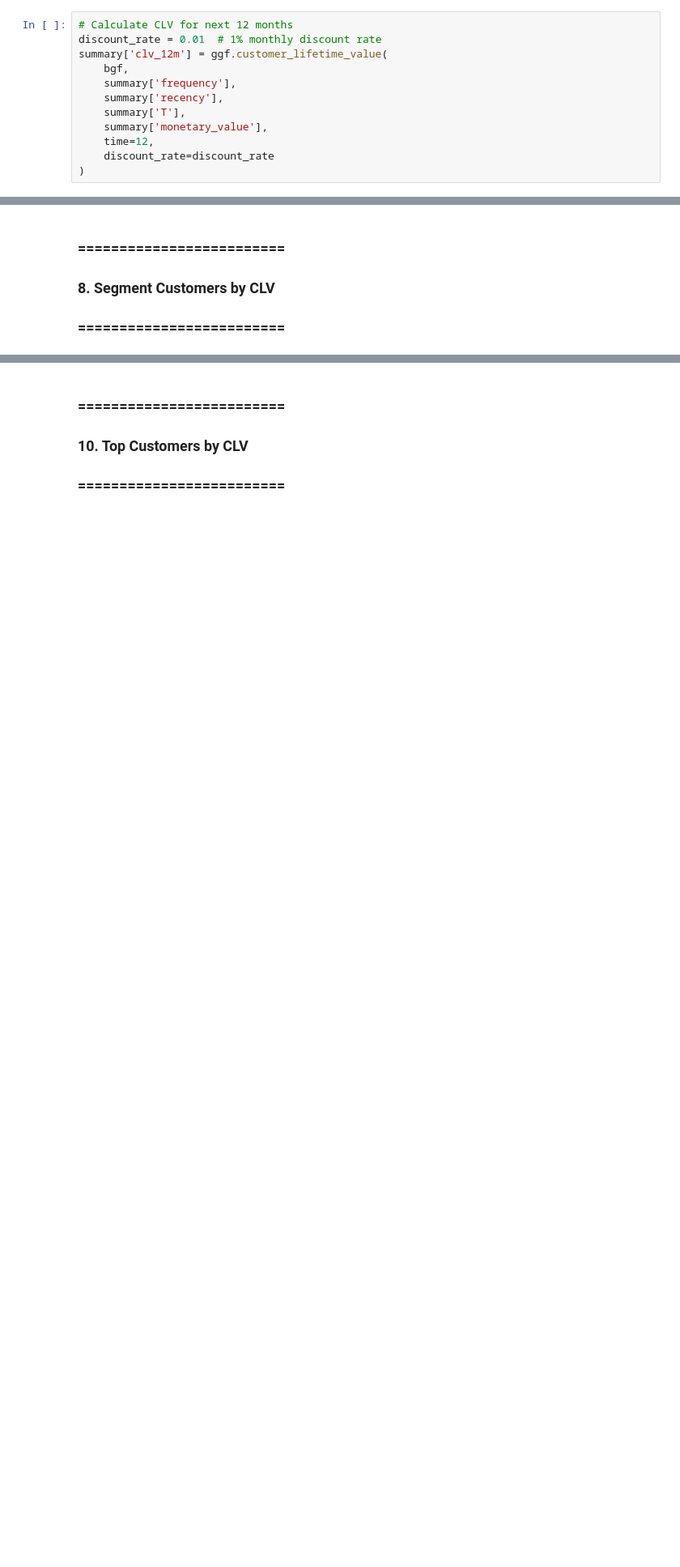
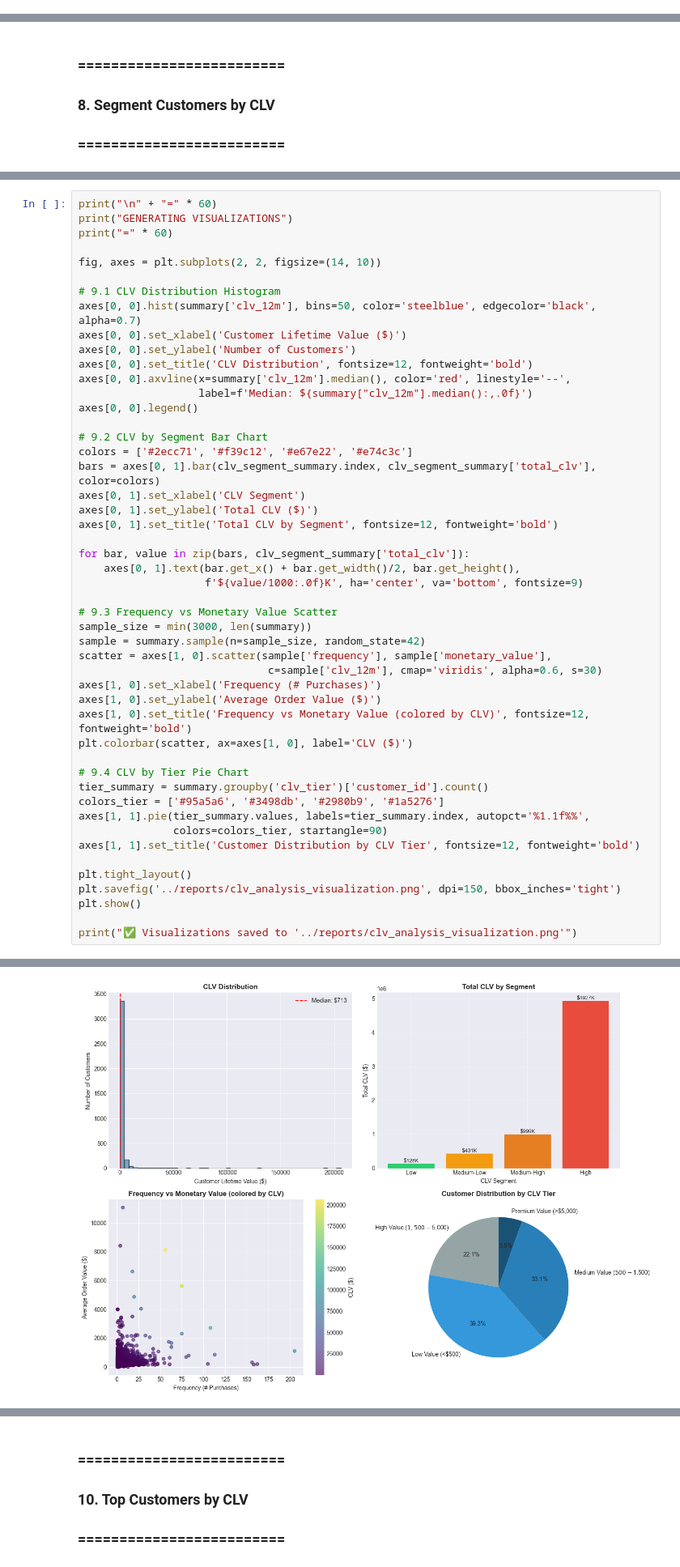
Before and after one commit to BrokerRecord/Customer-Intelligence, a Jupyter notebook: notebooks/04_clv_analysis.ipynb, the cells around one changed output, grey strips where cells are left out. Shown at 81% size. Saved outputs shown, nothing was run; the diff lists cells and outputs as text; blank space fills up the shorter version.

```diff
--- a/notebooks/04_clv_analysis.ipynb
+++ b/notebooks/04_clv_analysis.ipynb
@@ -137,15 +174,3 @@ Model parameters:
 ### =============================
 ### 7. Calculate Customer Lifetime Value
 ### =============================
-# %%
-# Calculate CLV for next 12 months
-discount_rate = 0.01  # 1% monthly discount rate
-summary['clv_12m'] = ggf.customer_lifetime_value(
-    bgf,
-    summary['frequency'],
-    summary['recency'],
-    summary['T'],
-    summary['monetary_value'],
-    time=12,
-    discount_rate=discount_rate
-)
@@ -236,0 +277,50 @@ plt.show()
+# %%
+print("\n" + "=" * 60)
+print("GENERATING VISUALIZATIONS")
+print("=" * 60)
+
+fig, axes = plt.subplots(2, 2, figsize=(14, 10))
+
+# 9.1 CLV Distribution Histogram
+axes[0, 0].hist(summary['clv_12m'], bins=50, color='steelblue', edgecolor='black', alpha=0.7)
+axes[0, 0].set_xlabel('Customer Lifetime Value ($)')
+axes[0, 0].set_ylabel('Number of Customers')
+axes[0, 0].set_title('CLV Distribution', fontsize=12, fontweight='bold')
+axes[0, 0].axvline(x=summary['clv_12m'].median(), color='red', linestyle='--',
+                   label=f'Median: ${summary["clv_12m"].median():,.0f}')
+axes[0, 0].legend()
+
+# 9.2 CLV by Segment Bar Chart
+colors = ['#2ecc71', '#f39c12', '#e67e22', '#e74c3c']
+bars = axes[0, 1].bar(clv_segment_summary.index, clv_segment_summary['total_clv'], color=colors)
+axes[0, 1].set_xlabel('CLV Segment')
+axes[0, 1].set_ylabel('Total CLV ($)')
+axes[0, 1].set_title('Total CLV by Segment', fontsize=12, fontweight='bold')
+
+for bar, value in zip(bars, clv_segment_summary['total_clv']):
+    axes[0, 1].text(bar.get_x() + bar.get_width()/2, bar.get_height(),
+                    f'${value/1000:.0f}K', ha='center', va='bottom', fontsize=9)
+
+# 9.3 Frequency vs Monetary Value Scatter
+sample_size = min(3000, len(summary))
+sample = summary.sample(n=sample_size, random_state=42)
+scatter = axes[1, 0].scatter(sample['frequency'], sample['monetary_value'],
+                              c=sample['clv_12m'], cmap='viridis', alpha=0.6, s=30)
+axes[1, 0].set_xlabel('Frequency (# Purchases)')
+axes[1, 0].set_ylabel('Average Order Value ($)')
+axes[1, 0].set_title('Frequency vs Monetary Value (colored by CLV)', fontsize=12, fontweight='bold')
+plt.colorbar(scatter, ax=axes[1, 0], label='CLV ($)')
+
+# 9.4 CLV by Tier Pie Chart
+tier_summary = summary.groupby('clv_tier')['customer_id'].count()
+colors_tier = ['#95a5a6', '#3498db', '#2980b9', '#1a5276']
+axes[1, 1].pie(tier_summary.values, labels=tier_summary.index, autopct='%1.1f%%',
+               colors=colors_tier, startangle=90)
+axes[1, 1].set_title('Customer Distribution by CLV Tier', fontsize=12, fontweight='bold')
+
+plt.tight_layout()
+plt.savefig('../reports/clv_analysis_visualization.png', dpi=150, bbox_inches='tight')
+plt.show()
+
+print("✅ Visualizations saved to '../reports/clv_analysis_visualization.png'")
+# %% [output]
@@ -236,0 +330 @@ plt.show()
+[figure, added]
```
Also changed, not shown: parts of 38 cells of this notebook, 19 other files.
